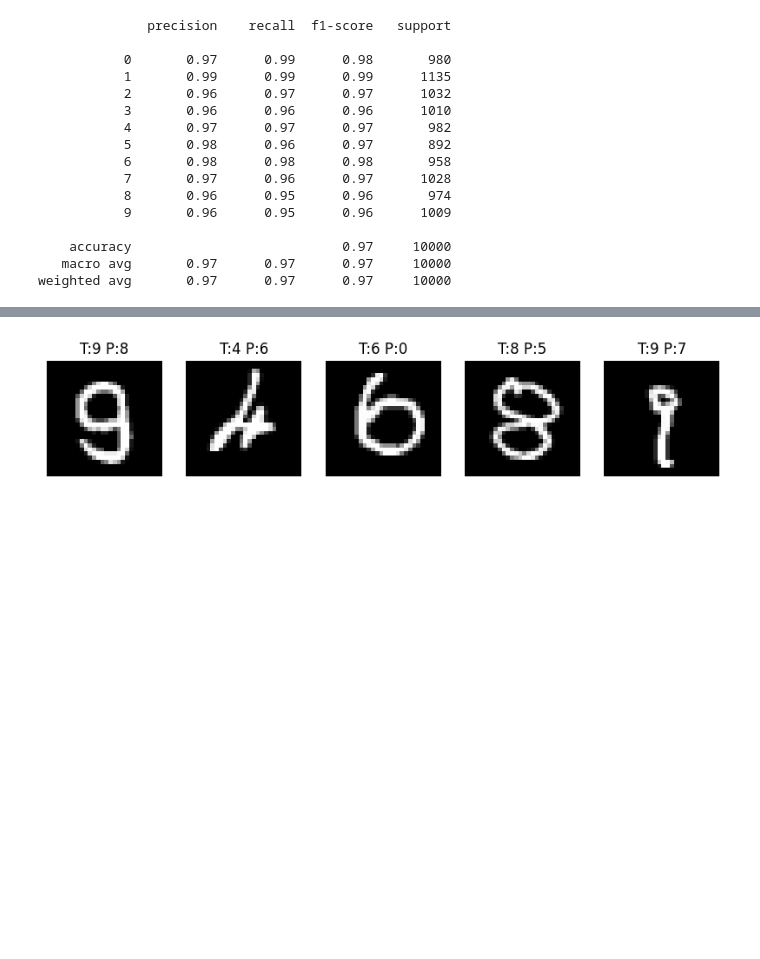
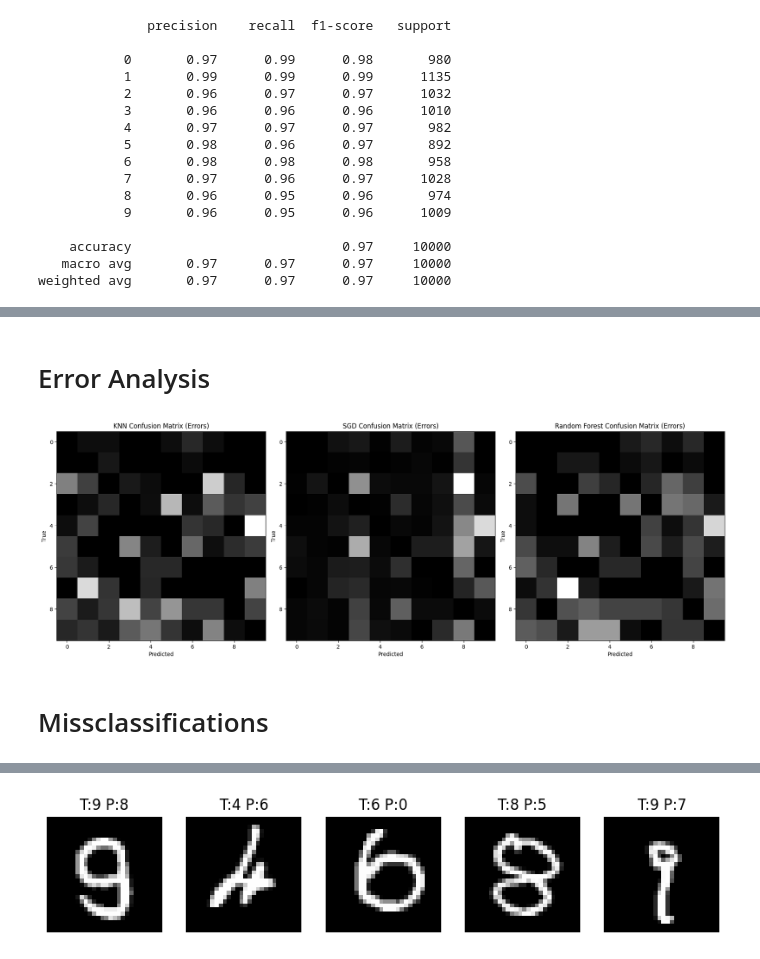
Before and after one commit to FelixH-git/SVM-Pipeline, a Jupyter notebook: LAb4.ipynb, the cells around one changed output, grey strips where cells are left out. Saved outputs shown, nothing was run; the diff lists cells and outputs as text; code cells hidden in the pictures; blank space fills up the shorter version.

```diff
--- a/LAb4.ipynb
+++ b/LAb4.ipynb
@@ -202,0 +221,27 @@ weighted avg       0.97      0.97      0.97     10000
+# %% [markdown]
+# Error Analysis
+# %%
+import numpy as np
+def error_matrix(ax, matrix, title):
+    row_sums = matrix.sum(axis=1, keepdims=True)
+    norm_conf_mx = matrix / row_sums
+    np.fill_diagonal(norm_conf_mx, 0)
+    im = ax.imshow(norm_conf_mx, cmap=plt.cm.gray)
+    ax.set_title(title)
+    ax.set_xlabel("Predicted")
+    ax.set_ylabel("True")
+    return im
+
+# Create subplots (1 row, 3 columns)
+fig, axes = plt.subplots(1, 3, figsize=(18, 6))
+
+# Plot each model’s error matrix
+im1 = error_matrix(axes[0], conf_mx_knn, "KNN Confusion Matrix (Errors)")
+im2 = error_matrix(axes[1], conf_mx_sgd, "SGD Confusion Matrix (Errors)")
+im3 = error_matrix(axes[2], conf_mx_forest, "Random Forest Confusion Matrix (Errors)")
+plt.tight_layout()
+plt.show()
+# %% [output]
+[figure, added]
+# %% [markdown]
+# Missclassifications
```
Also changed, not shown: parts of 25 cells of this notebook.
